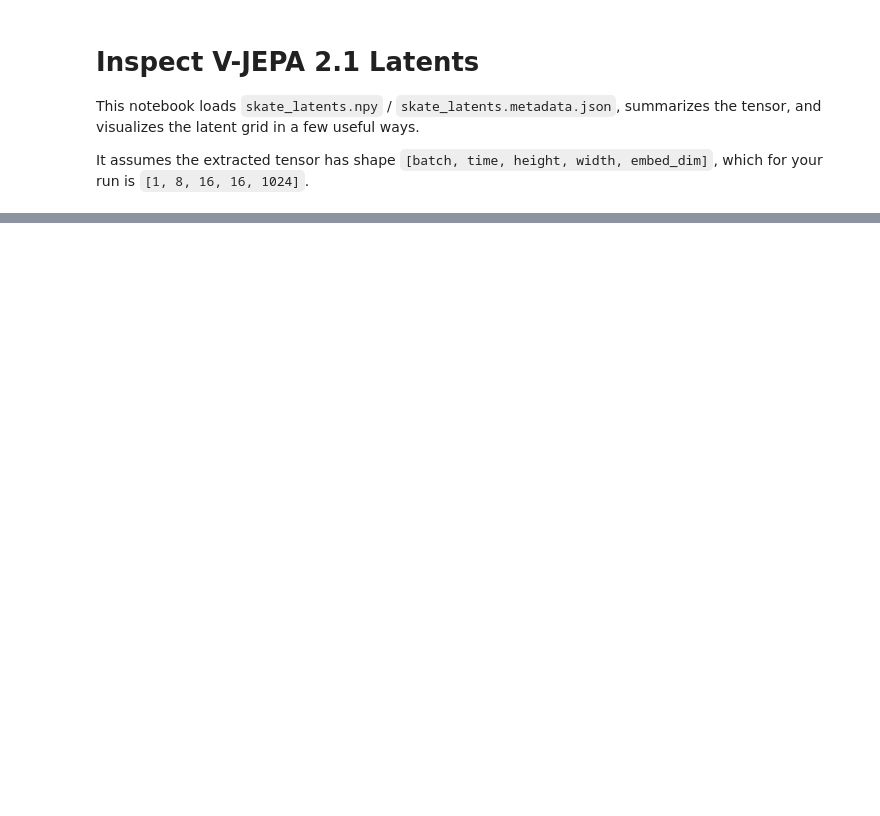
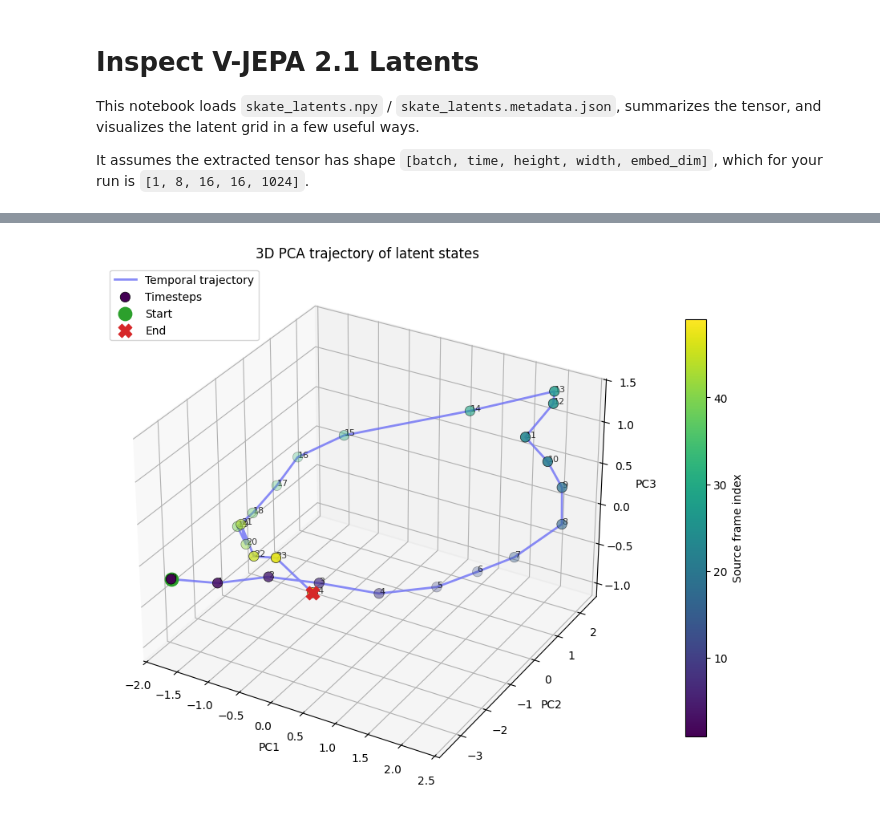
Before and after one commit to pishty1/vjepa-gradio-playground, a Jupyter notebook: inspectdata.ipynb, the cells around one changed output, grey strips where cells are left out. Cells and saved outputs as stored; diff of their text form; code cells hidden in the pictures; blank space fills up the shorter version.

```diff
--- a/inspectdata.ipynb
+++ b/inspectdata.ipynb
@@ -149,0 +302,93 @@ plt.show()
+# %%
+if "coords" not in globals():
+    latents, metadata = load_latents()
+    _, time_steps, grid_h, grid_w, _ = latents.shape
+    features = flatten_latents(latents)
+    coords, _, explained = pca_project(features, n_components=3)
+else:
+    _, time_steps, grid_h, grid_w, _ = latents.shape
+
+coords_video = coords.reshape(time_steps, grid_h, grid_w, 3)
+mean_pc_per_timestep = coords_video.mean(axis=(1, 2))
+
+time_axis = np.arange(time_steps)
+if "aligned_frame_indices" in globals() and len(aligned_frame_indices) == time_steps:
+    time_axis = np.asarray(aligned_frame_indices)
+    time_label = "Source frame index"
+else:
+    time_label = "Latent timestep"
+
+fig = plt.figure(figsize=(11, 9))
+ax = fig.add_subplot(111, projection="3d")
+
+trajectory = mean_pc_per_timestep
+line = ax.plot(
+    trajectory[:, 0],
+    trajectory[:, 1],
+    trajectory[:, 2],
+    color="#6C6FF5",
+    linewidth=2,
+    alpha=0.8,
+    label="Temporal trajectory",
+)[0]
+
+scatter = ax.scatter(
+    trajectory[:, 0],
+    trajectory[:, 1],
+    trajectory[:, 2],
+    c=time_axis,
+    cmap="viridis",
+    s=80,
+    edgecolor="black",
+    linewidth=0.5,
+    label="Timesteps",
+)
+
+for timestep_index, point in enumerate(trajectory):
+    ax.text(
+        point[0],
+        point[1],
+        point[2],
+        str(timestep_index),
+        fontsize=8,
+        alpha=0.8,
+    )
+
+ax.scatter(
+    trajectory[0, 0],
+    trajectory[0, 1],
+    trajectory[0, 2],
+    color="#2CA02C",
+    s=140,
+    marker="o",
+    label="Start",
+)
+ax.scatter(
+    trajectory[-1, 0],
+    trajectory[-1, 1],
+    trajectory[-1, 2],
+    color="#D62728",
+    s=140,
+    marker="X",
+    label="End",
+)
+
+ax.set_title("3D PCA trajectory of latent states")
+ax.set_xlabel("PC1")
+ax.set_ylabel("PC2")
+ax.set_zlabel("PC3")
+ax.grid(True, alpha=0.3)
+ax.legend(loc="upper left")
+
+colorbar = fig.colorbar(scatter, ax=ax, pad=0.08, shrink=0.75)
+colorbar.set_label(time_label)
+
+plt.show()
+
+print("3D trajectory points (mean PCA per timestep):")
+for timestep_index, point in enumerate(trajectory):
+    print(
+        f"t={timestep_index:02d}: PC1={point[0]:+.4f}, PC2={point[1]:+.4f}, PC3={point[2]:+.4f}"
+    )
+# %% [output]
+[figure, added]
```
Also changed, not shown: parts of 14 cells of this notebook.
